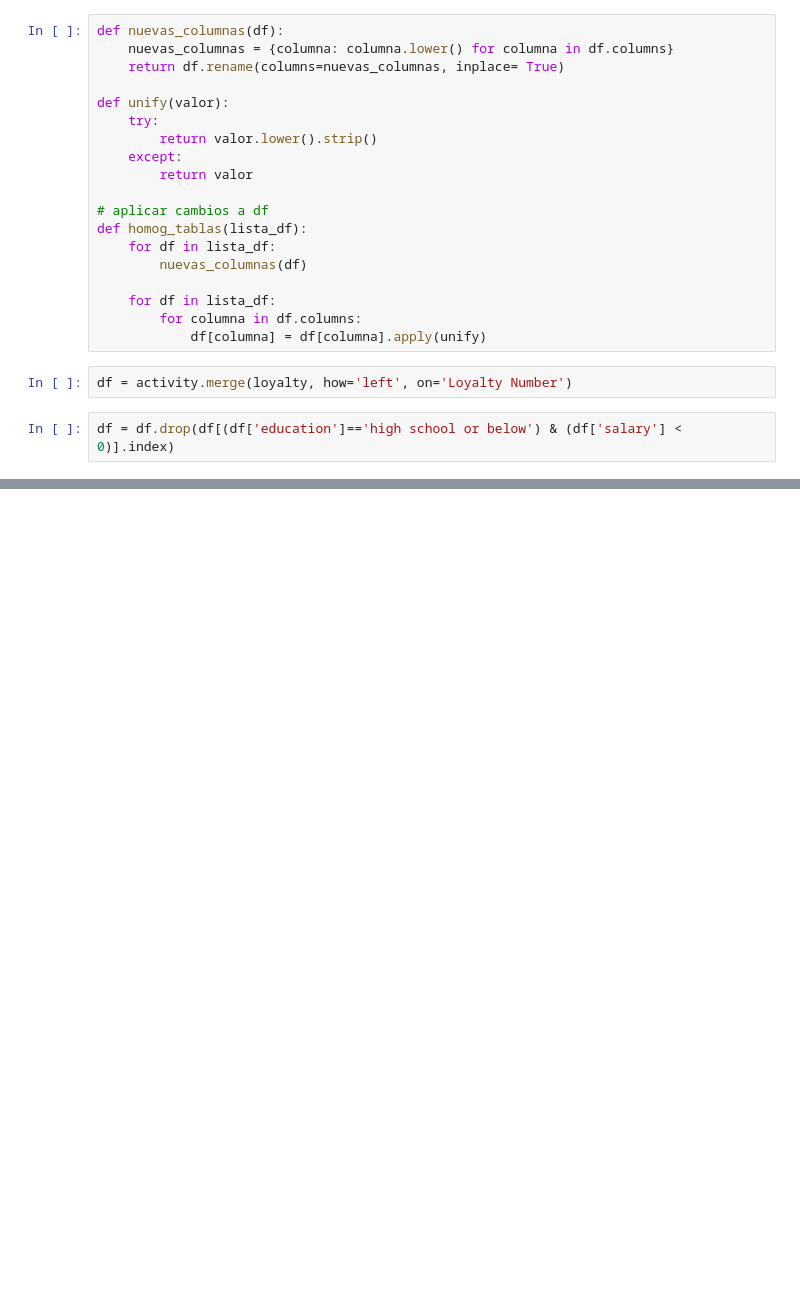
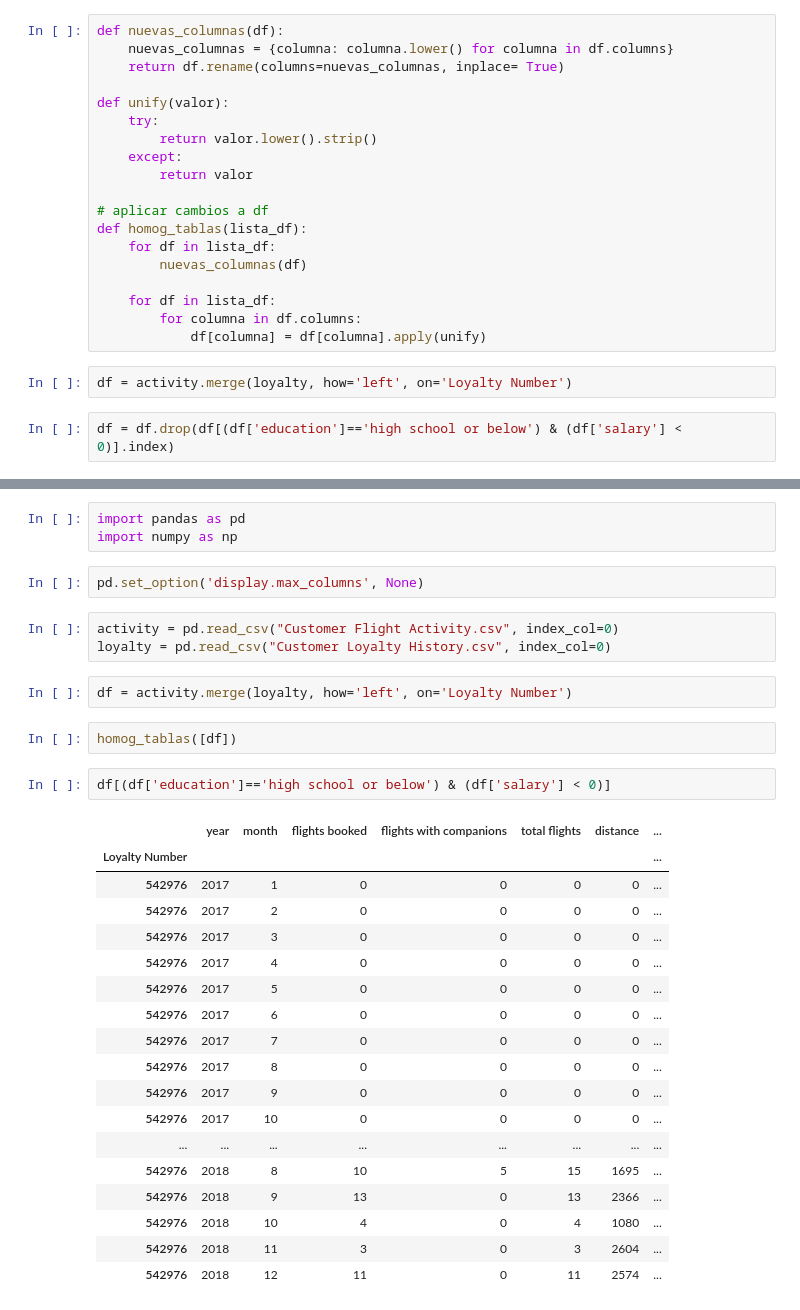
Before and after one commit to Adalab/bda-modulo-3-evaluacion-final-icorreald, a Jupyter notebook: notas.ipynb, the cells around one changed output, grey strips where cells are left out. Cells and saved outputs as stored; diff of their text form; blank space fills up the shorter version.

```diff
--- a/notas.ipynb
+++ b/notas.ipynb
@@ -66,0 +70,33 @@ df = df.drop(df[(df['education']=='high school or below') & (df['salary'] < 0)].
+# %%
+import pandas as pd
+import numpy as np
+# %%
+pd.set_option('display.max_columns', None)
+# %%
+activity = pd.read_csv("Customer Flight Activity.csv", index_col=0)
+loyalty = pd.read_csv("Customer Loyalty History.csv", index_col=0)
+# %%
+df = activity.merge(loyalty, how='left', on='Loyalty Number')
+# %%
+homog_tablas([df])
+# %%
+df[(df['education']=='high school or below') & (df['salary'] < 0)]
+# %% [output]
+|  | year | month | flights booked | flights with companions | total flights | distance | ... |
+| Loyalty Number |  |  |  |  |  |  | ... |
+| 542976 | 2017 | 1 | 0 | 0 | 0 | 0 | ... |
+| 542976 | 2017 | 2 | 0 | 0 | 0 | 0 | ... |
+| 542976 | 2017 | 3 | 0 | 0 | 0 | 0 | ... |
+| 542976 | 2017 | 4 | 0 | 0 | 0 | 0 | ... |
+| 542976 | 2017 | 5 | 0 | 0 | 0 | 0 | ... |
+| 542976 | 2017 | 6 | 0 | 0 | 0 | 0 | ... |
+| 542976 | 2017 | 7 | 0 | 0 | 0 | 0 | ... |
+| 542976 | 2017 | 8 | 0 | 0 | 0 | 0 | ... |
+| 542976 | 2017 | 9 | 0 | 0 | 0 | 0 | ... |
+| 542976 | 2017 | 10 | 0 | 0 | 0 | 0 | ... |
+| ... | ... | ... | ... | ... | ... | ... | ... |
+| 542976 | 2018 | 8 | 10 | 5 | 15 | 1695 | ... |
+| 542976 | 2018 | 9 | 13 | 0 | 13 | 2366 | ... |
+| 542976 | 2018 | 10 | 4 | 0 | 4 | 1080 | ... |
+| 542976 | 2018 | 11 | 3 | 0 | 3 | 2604 | ... |
+| 542976 | 2018 | 12 | 11 | 0 | 11 | 2574 | ... |
```
Also changed, not shown: parts of 11 cells of this notebook, 5 other files.
